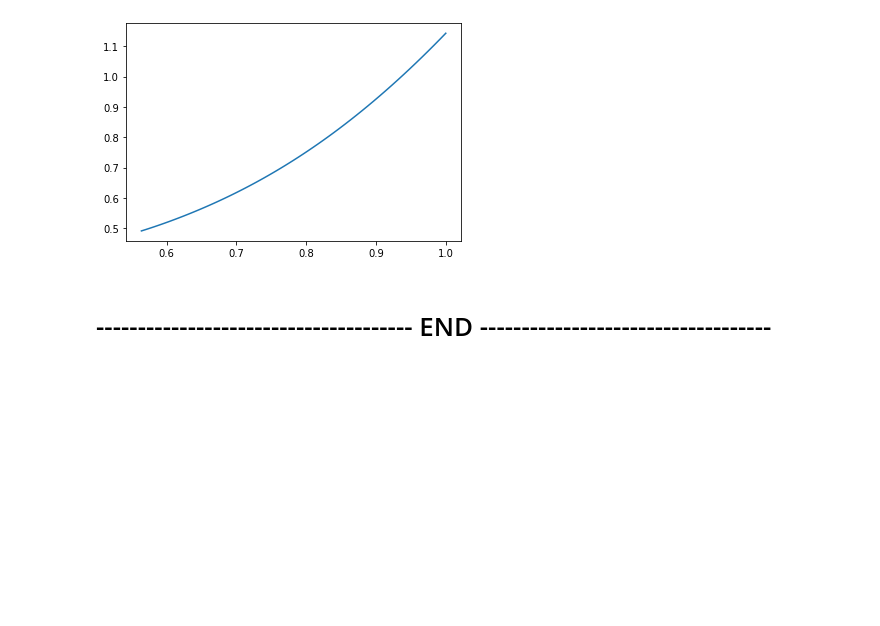
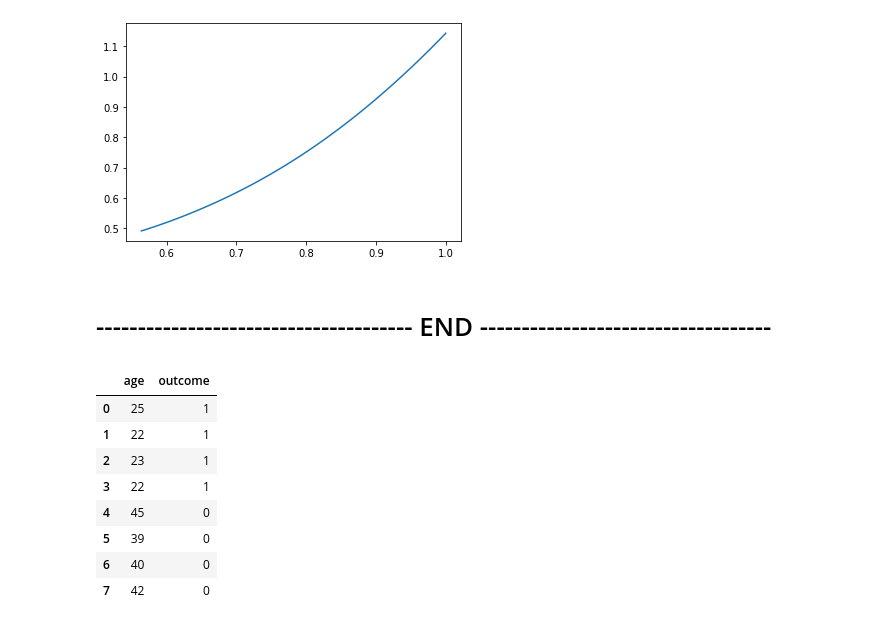
Before and after one commit to chaitanyamanem/Bank-Marketing, a Jupyter notebook: Bank Campaign Data Analysis.ipynb, the cells around one changed output. Drawn from its saved outputs; the diff is of its cells as text; code cells hidden in the pictures; blank space fills up the shorter version.

```diff
--- a/Bank Campaign Data Analysis.ipynb
+++ b/Bank Campaign Data Analysis.ipynb
@@ -735,3 +735,21 @@ plt.show()
 [figure]
 # %% [markdown]
 # -------------------------------------- END -----------------------------------
+# %%
+import pandas as pd
+import numpy as np
+import matplotlib.pyplot as plt
+import seaborn as sns
+data = [(25,1),(22,1),(23,1),(22,1),(45,0),(39,0),(40,0),(42,0)]
+data = pd.DataFrame(data,columns=['age','outcome'])
+data
+# %% [output]
+|  | age | outcome |
+| 0 | 25 | 1 |
+| 1 | 22 | 1 |
+| 2 | 23 | 1 |
+| 3 | 22 | 1 |
+| 4 | 45 | 0 |
+| 5 | 39 | 0 |
+| 6 | 40 | 0 |
+| 7 | 42 | 0 |
```
Also changed, not shown: parts of 7 cells of this notebook, 1 other file.
